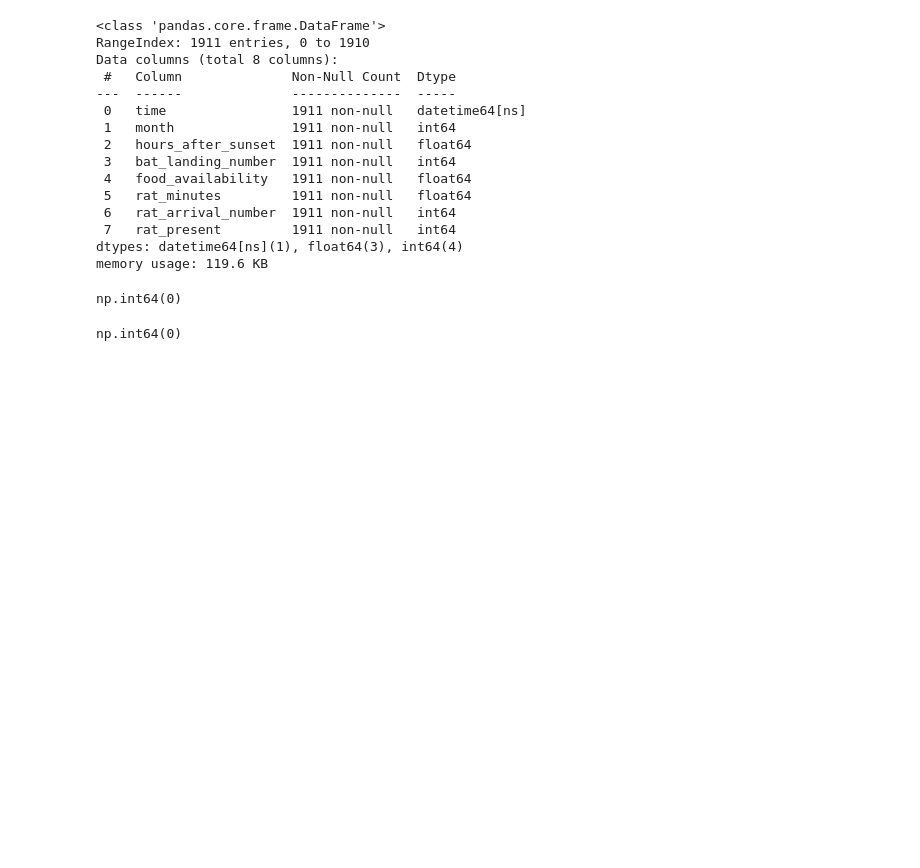
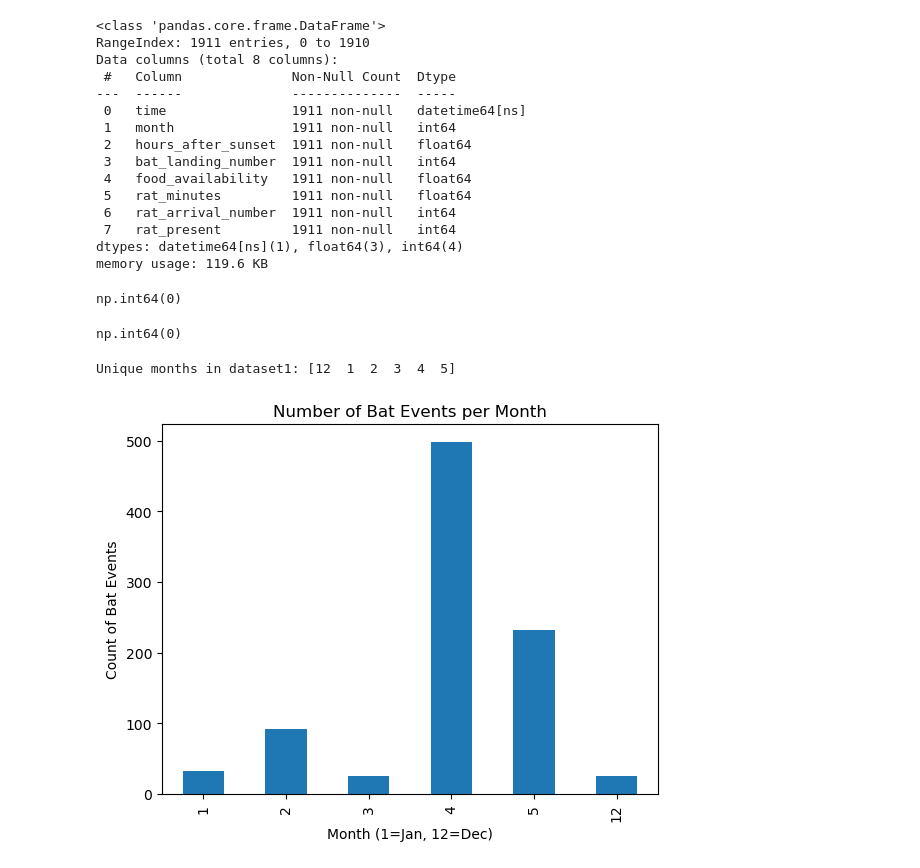
Before and after one commit to sawchinstha/Bat_Rat, a Jupyter notebook: analysis2.ipynb, the cells around one changed output. Drawn from its saved outputs; the diff is of its cells as text; code cells hidden in the pictures; blank space fills up the shorter version.

```diff
--- a/analysis2.ipynb
+++ b/analysis2.ipynb
@@ -170,0 +180,21 @@ np.int64(0)
+# %%
+# Load dataset1
+d1 = pd.read_csv("dataset1.csv")
+# %%
+# Convert start_time to datetime and extract month (dataset1)
+d1['start_time'] = pd.to_datetime(d1['start_time'], errors='coerce')
+d1['real_month'] = d1['start_time'].dt.month
+# %%
+# Checking which months are present
+print("Unique months in dataset1:", d1['real_month'].unique())
+# %% [output]
+Unique months in dataset1: [12  1  2  3  4  5]
+# %%
+# Visualise month distribution
+d1['real_month'].value_counts().sort_index().plot(kind='bar')
+plt.title("Number of Bat Events per Month")
+plt.xlabel("Month (1=Jan, 12=Dec)")
+plt.ylabel("Count of Bat Events")
+plt.show()
+# %% [output]
+[figure, added]
```
Also changed, not shown: parts of 18 cells of this notebook, 3 other files.
